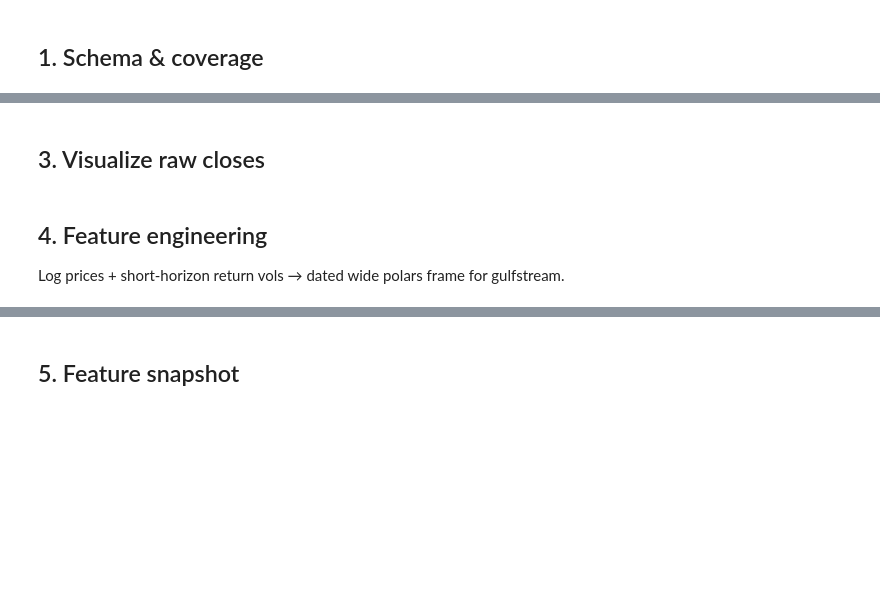
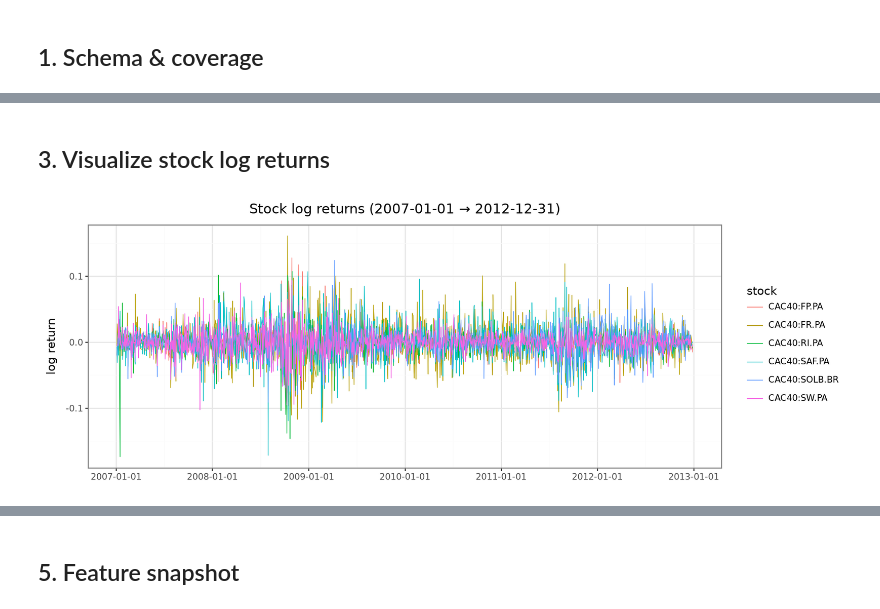
Before and after one commit to FulgentMcGuffin/gulfstream, a Jupyter notebook: notebooks/02_equity_eod_workflow.ipynb, the cells around one changed output, grey strips where cells are left out. Drawn from its saved outputs; the diff is of its cells as text; code cells hidden in the pictures; blank space fills up the shorter version.

```diff
--- a/notebooks/02_equity_eod_workflow.ipynb
+++ b/notebooks/02_equity_eod_workflow.ipynb
@@ -123,0 +160,28 @@ wide.head(3)
+# %%
+from gulfstream.common import frames
+
+N_TICKERS_PER_INDEX = 7  # 7 stocks × 6 indices → 42 names (min 5 per index)
+
+selected = (
+    long_ret.group_by(["eq_index", "ticker", "stock_id"])
+    .agg(pl.len().alias("n_obs"))
+    .sort(["eq_index", "n_obs"], descending=[False, True])
+    .group_by("eq_index")
+    .head(N_TICKERS_PER_INDEX)
+)
+stock_ids = selected["stock_id"].to_list()
+
+wide = (
+    long_ret.filter(pl.col("stock_id").is_in(stock_ids))
+    .select(["date", "stock_id", "log_ret"])
+    .pivot(values="log_ret", index="date", on="stock_id", aggregate_function="first")
+    .sort("date")
+)
+wide = frames.ensure_date_column(wide)
+tickers = [c for c in frames.feature_columns(wide) if c in stock_ids]
+wide = wide.select(["date", *tickers]).drop_nulls()
+print("wide shape:", wide.shape)
+print(f"stocks: {len(tickers)} ({N_TICKERS_PER_INDEX} per index, coverage-ranked)")
+print(f"date range: {wide['date'].min()} → {wide['date'].max()}")
+print("sample:", tickers[:4])
+wide.head(3)
@@ -124,20 +199,19 @@ wide.head(3)
 # %% [markdown]
-## 3. Visualize raw closes
+## 3. Visualize stock log returns
 # %%
-long_px = (
-    wide.unpivot(index="date", on=tickers, variable_name="ticker", value_name="close")
+plot_tickers = tickers[:6]
+long_plot = (
+    wide.unpivot(index="date", on=plot_tickers, variable_name="stock", value_name="log_ret")
     .to_pandas()
 )
-long_px["date"] = pd.to_datetime(long_px["date"])
+long_plot["date"] = pd.to_datetime(long_plot["date"])
 
 (
-    ggplot(long_px, aes("date", "close", color="ticker"))
+    ggplot(long_plot, aes("date", "log_ret", color="stock"))
     + geom_line(size=0.35)
     + theme_bw()
     + theme(figure_size=(11, 4))
-    + labs(title=f"{EQ_INDEX} closes ({START} → {END})", x="", y="Close")
+    + labs(title=f"Stock log returns ({START} → {END})", x="", y="log return")
 )
+# %% [output]
+[figure, added]
-# %% [markdown]
-## 4. Feature engineering
-
-Log prices + short-horizon return vols → dated wide polars frame for gulfstream.
```
Also changed, not shown: parts of 53 cells of this notebook, 14 other files.
